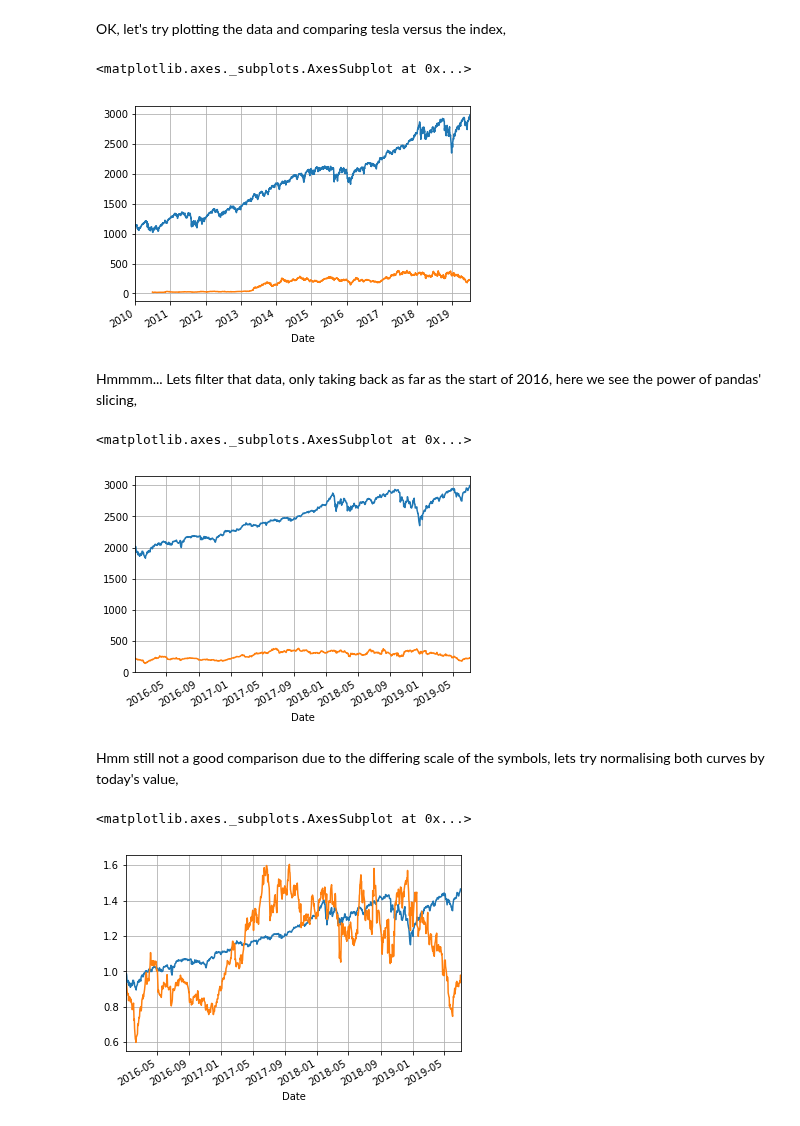
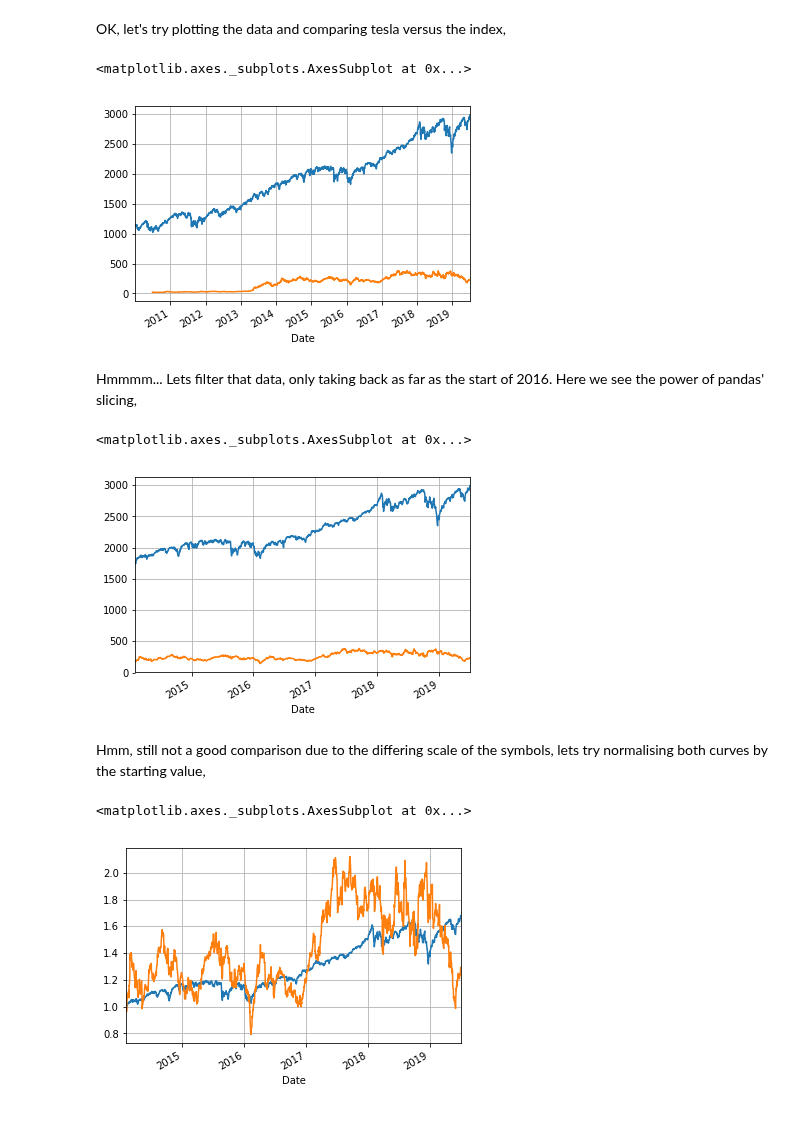
Before and after one commit to toastedcrumpets/CCP5_Python_examples, a Jupyter notebook: 05- Example, Stock analysis using pandas.ipynb, the cells around one changed output. Saved outputs shown, nothing was run; the diff lists cells and outputs as text; code cells hidden in the pictures.

```diff
--- a/05- Example, Stock analysis using pandas.ipynb
+++ b/05- Example, Stock analysis using pandas.ipynb
@@ -69,28 +82,37 @@ OK, let's try plotting the data and comparing tesla versus the index,
 # %%
 %matplotlib inline
 #Pandas has its own built in support for matplotlib:
-spx["Close"].plot(grid = True) # Plot the adjusted closing price of AAPL
-tesla["Close"].plot(grid = True) # Plot the adjusted closing price of AAPL
+sapx["Close"].plot(grid = True) # Plot the closing price of S&P 500
+tsla["Close"].plot(grid = True) # Plot the closing price of Tesla
 # %% [output]
 <matplotlib.axes._subplots.AxesSubplot at 0x...>
-[figure, old version]
+[figure, new version]
 # %% [markdown]
-Hmmmm... Lets filter that data, only taking back as far as the start of 2016, here we see the power of pandas' slicing,
+Hmmmm... Lets filter that data, only taking back as far as the start of 2016. Here we see the power of pandas' slicing,
 # %%
 import datetime
-start = datetime.datetime(2016,1,1)
-end = datetime.datetime(2019,7,6)  # This is the date I first performed this analysis, times have changed!
+#Lets set some dates
+start = datetime.datetime(2014,2,1)
+end = datetime.datetime(2019,7,7)
+
+#This demonstrates the power of pandas, 2019/7/7 is a Sunday
+#so there's no market data but it just grabs all points within that timeframe.
 spx.loc[start:end]["Close"].plot(grid = True)
 tesla.loc[start:end]["Close"].plot(grid = True)
 # %% [output]
 <matplotlib.axes._subplots.AxesSubplot at 0x...>
-[figure, old version]
+[figure, new version]
 # %% [markdown]
-Hmm still not a good comparison due to the differing scale of the symbols, lets try normalising both curves by today's value,
+Hmm, still not a good comparison due to the differing scale of the symbols, lets try normalising both curves by the starting value,
-# %%
-(spx.loc[start:end]["Close"]/spx.iloc[spx.index.get_loc(start, method='nearest')]["Close"]).plot(grid = True)
-(tesla.loc[start:end]["Close"]/tesla.iloc[tesla.index.get_loc(start, method='nearest')]["Close"]).plot(grid = True)
-# %% [output]
-<matplotlib.axes._subplots.AxesSubplot at 0x...>
-[figure, removed]
+# %%
+# Get the index of the datapoints closest to the start date
+sapx_idx_start = sapx.index.get_loc(start, method='nearest')
+tsla_idx_start = tsla.index.get_loc(start, method='nearest')
+
+# Now divide all data by the closing price on that date and plot
+(sapx.loc[start:end]["Close"] / sapx.iloc[sapx_idx_start]["Close"]).plot(grid = True)
+(tsla.loc[start:end]["Close"] / tsla.iloc[tsla_idx_start]["Close"]).plot(grid = True)
+# %% [output]
+<matplotlib.axes._subplots.AxesSubplot at 0x...>
+[figure, added]
 # %% [markdown]
```
Also changed, not shown: parts of 8 cells of this notebook.
